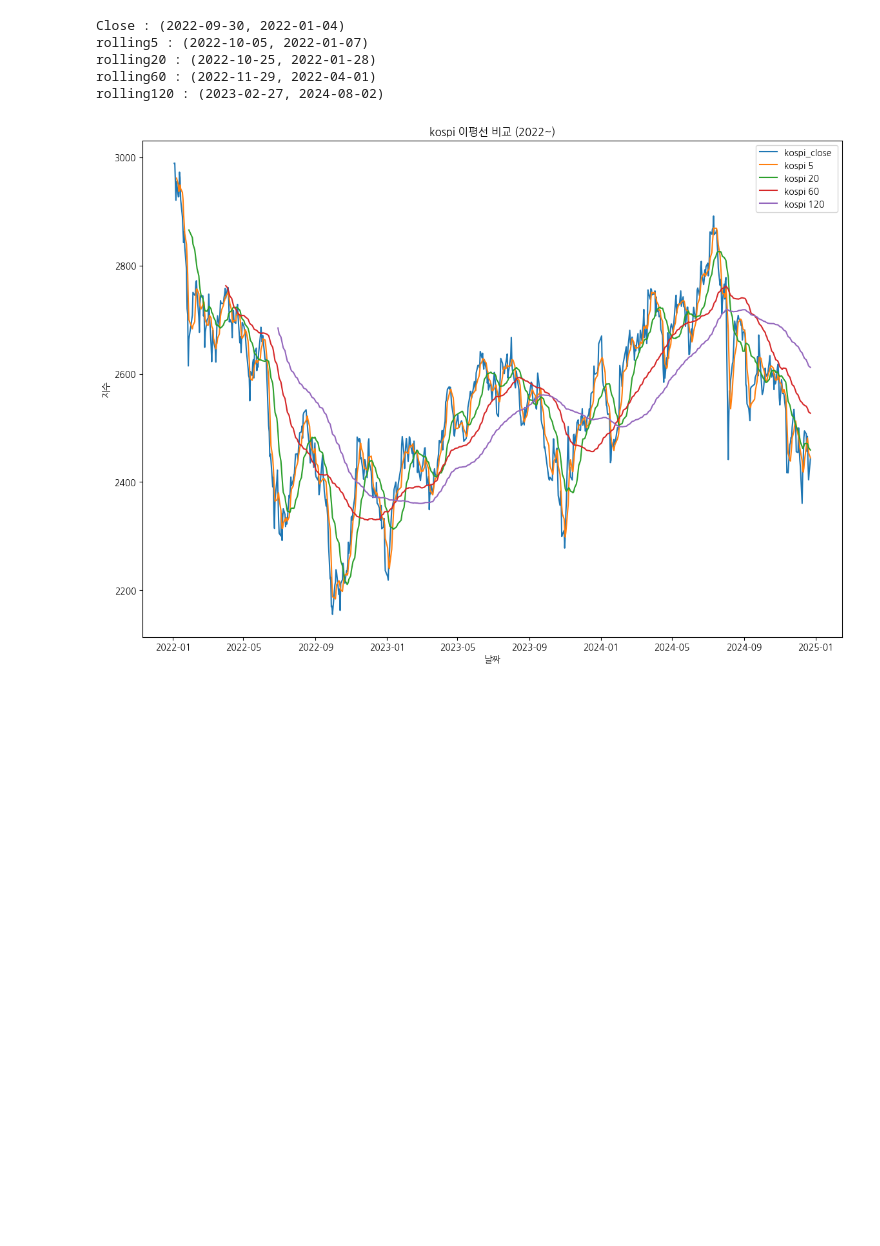
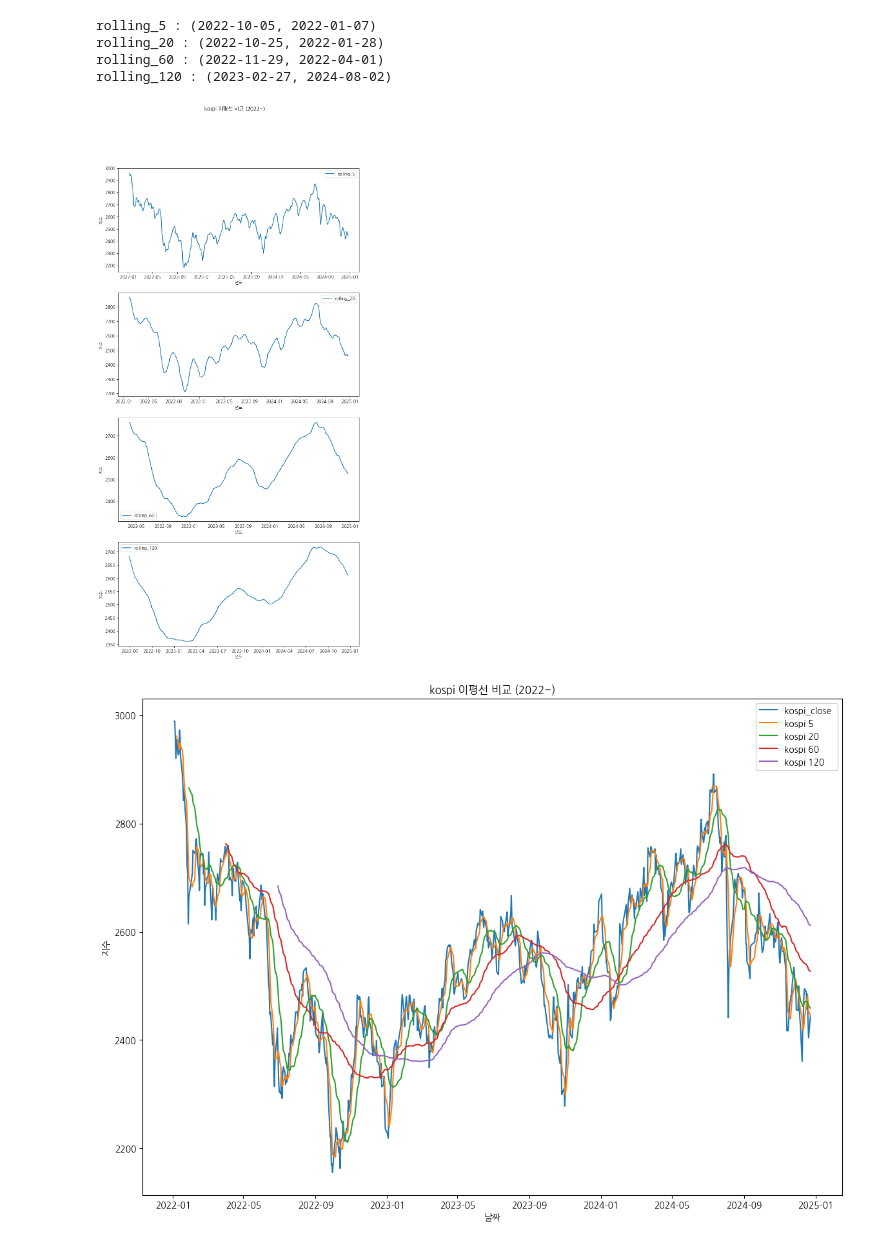
Before and after one commit to Huey-fitpet/study_pandas, a Jupyter notebook: quests/movingaverages_rollings.ipynb, the cells around one changed output. Saved outputs shown, nothing was run; the diff lists cells and outputs as text; code cells hidden in the pictures; blank space fills up the shorter version.

Commit message:
feat : graph modify update

```diff
--- a/quests/movingaverages_rollings.ipynb
+++ b/quests/movingaverages_rollings.ipynb
@@ -31,0 +16,4 @@ kospi
+# %%
+for day in global_day_list:
+    kospi[col_name+str(day)] =  kospi['Close'].rolling(window=day).mean()
+kospi.head()
@@ -35,28 +31,34 @@ def min_max(series):
     min_idx = series.idxmin()
     max_idx = series.idxmax()
     return min_idx.strftime('%Y-%m-%d'), max_idx.strftime('%Y-%m-%d')
-# %%
-# 출력 수정
-min_close, max_close = min_max(kospi["Close"])
-print(f'Close : ({min_close}, {max_close})')
-
-min_rolling5, max_rolling5 = min_max(kospi["rolling5"])
-print(f'rolling5 : ({min_rolling5}, {max_rolling5})')
-
-min_rolling20, max_rolling20 = min_max(kospi["rolling20"])
-print(f'rolling20 : ({min_rolling20}, {max_rolling20})')
-
-min_rolling60, max_rolling60 = min_max(kospi["rolling60"])
-print(f'rolling60 : ({min_rolling60}, {max_rolling60})')
-
-min_rolling120, max_rolling120 = min_max(kospi["rolling120"])
-print(f'rolling120 : ({min_rolling120}, {max_rolling120})')
-# %% [output]
-Close : (2022-09-30, 2022-01-04)
-rolling5 : (2022-10-05, 2022-01-07)
-rolling20 : (2022-10-25, 2022-01-28)
-rolling60 : (2022-11-29, 2022-04-01)
-rolling120 : (2023-02-27, 2024-08-02)
+# %%
+for day in global_day_list:
+    min_close, max_close = min_max(kospi[col_name+str(day)])
+    print(f'{col_name+str(day)} : ({min_close}, {max_close})')
+# %% [output]
+rolling_5 : (2022-10-05, 2022-01-07)
+rolling_20 : (2022-10-25, 2022-01-28)
+rolling_60 : (2022-11-29, 2022-04-01)
+rolling_120 : (2023-02-27, 2024-08-02)
+# %%
+# fig, axes = plt.subplots(2,2,figsize=(14,10)) # 외곽 사이즈
+
+fig, axes = plt.subplots(4,1,figsize=(10,20), dpi=100) # 외곽 사이즈
+
+fig.suptitle('kospi 이평선 비교 (2022~)')
+
+# 그래프 그리기
+
+for idx, day in enumerate(global_day_list, 0):
+    axes[idx].plot(kospi.index, kospi[col_name+str(day)], label=f'{col_name+str(day)}')
+    axes[idx].set_xlabel('년도')
+    axes[idx].set_ylabel(f'지수')
+    axes[idx].legend()
+
+# plt.tight_layout()
+plt.show()
+# %% [output]
+[figure, added]
 # %%
 plt.figure(figsize=(14,10), dpi=100)
 plt.plot(kospi.index, kospi['Close'], label='kospi_close ')
```
Also changed, not shown: parts of 4 cells of this notebook.
